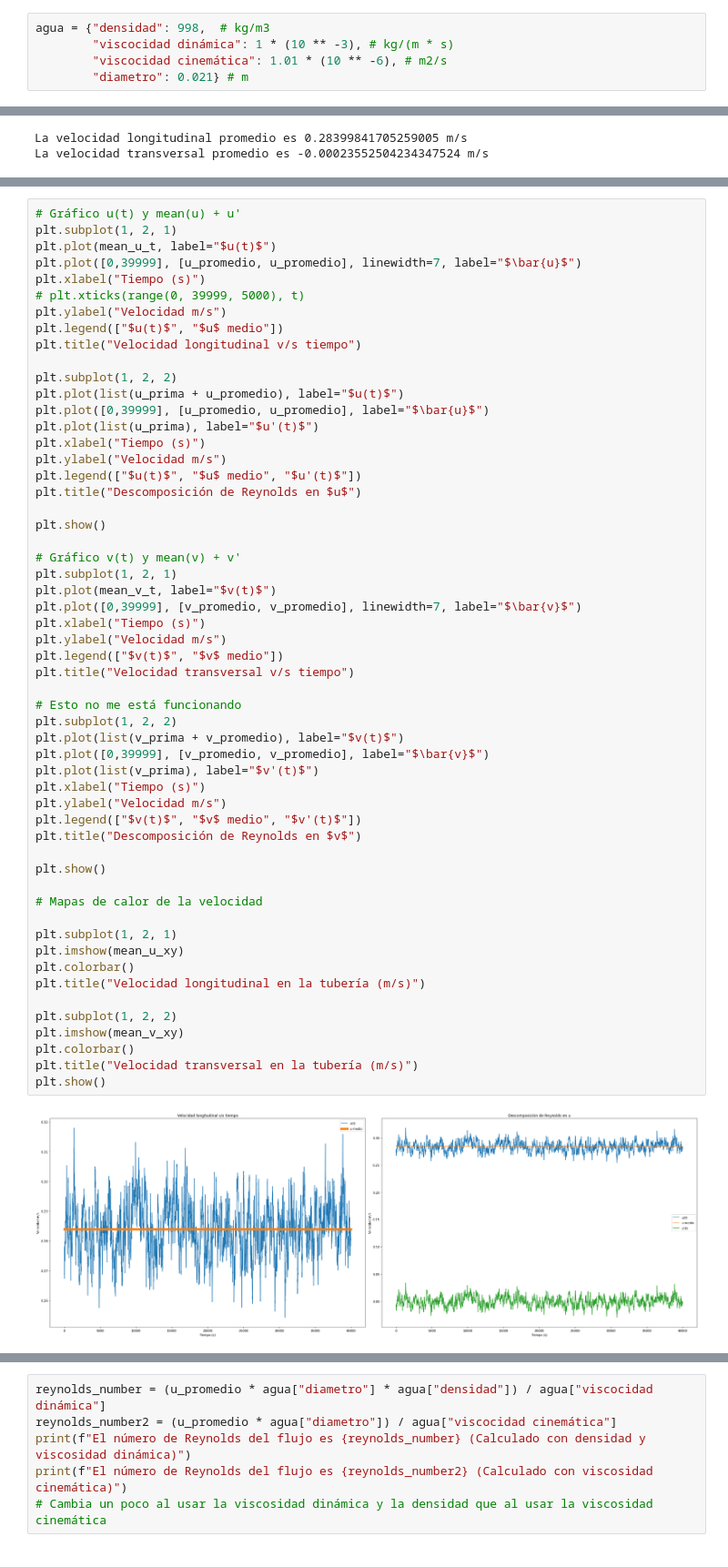
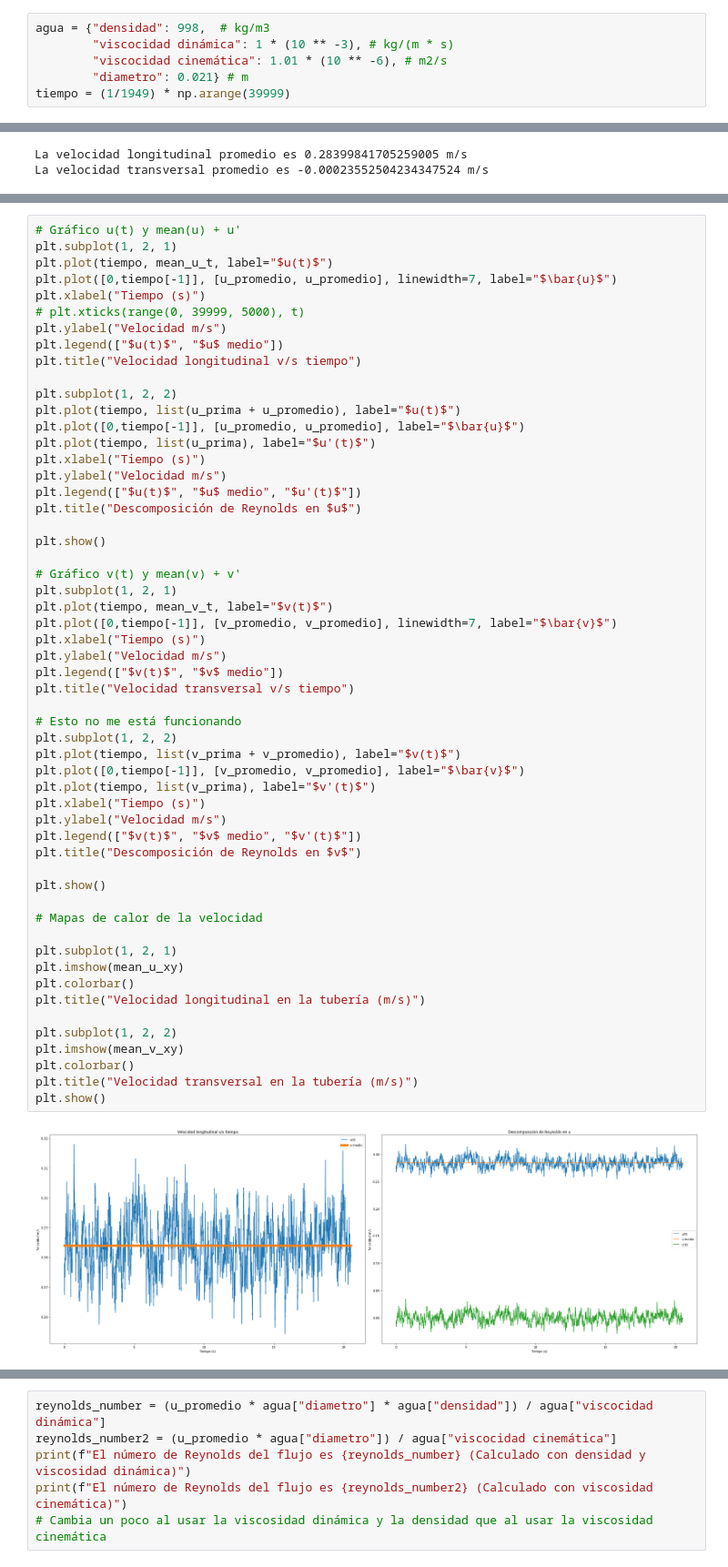
Before and after one commit to AlonsoEspinoza8/Proyecto-ICH1104, a Jupyter notebook: proyecto.ipynb, the cells around one changed output, grey strips where cells are left out. Shown at 91% size. Drawn from its saved outputs; the diff is of its cells as text.

```diff
--- a/proyecto.ipynb
+++ b/proyecto.ipynb
@@ -19,3 +19,4 @@ agua = {"densidad": 998,  # kg/m3
         "viscocidad dinámica": 1 * (10 ** -3), # kg/(m * s)
         "viscocidad cinemática": 1.01 * (10 ** -6), # m2/s
         "diametro": 0.021} # m
+tiempo = (1/1949) * np.arange(39999)
@@ -132,8 +141,8 @@ Gráficos de la velocidad. Hay que cambiar los valores del eje Y
 # %%
 # Gráfico u(t) y mean(u) + u'
 plt.subplot(1, 2, 1)
-plt.plot(mean_u_t, label="$u(t)$")
-plt.plot([0,39999], [u_promedio, u_promedio], linewidth=7, label="$\bar{u}$")
+plt.plot(tiempo, mean_u_t, label="$u(t)$")
+plt.plot([0,tiempo[-1]], [u_promedio, u_promedio], linewidth=7, label="$\bar{u}$")
 plt.xlabel("Tiempo (s)")
 # plt.xticks(range(0, 39999, 5000), t)
 plt.ylabel("Velocidad m/s")
@@ -141,9 +150,9 @@ plt.legend(["$u(t)$", "$u$ medio"])
 plt.title("Velocidad longitudinal v/s tiempo")
 
 plt.subplot(1, 2, 2)
-plt.plot(list(u_prima + u_promedio), label="$u(t)$")
-plt.plot([0,39999], [u_promedio, u_promedio], label="$\bar{u}$")
-plt.plot(list(u_prima), label="$u'(t)$")
+plt.plot(tiempo, list(u_prima + u_promedio), label="$u(t)$")
+plt.plot([0,tiempo[-1]], [u_promedio, u_promedio], label="$\bar{u}$")
+plt.plot(tiempo, list(u_prima), label="$u'(t)$")
 plt.xlabel("Tiempo (s)")
 plt.ylabel("Velocidad m/s")
 plt.legend(["$u(t)$", "$u$ medio", "$u'(t)$"])
@@ -153,36 +162,36 @@ plt.show()
 
 # Gráfico v(t) y mean(v) + v'
 plt.subplot(1, 2, 1)
-plt.plot(mean_v_t, label="$v(t)$")
-plt.plot([0,39999], [v_promedio, v_promedio], linewidth=7, label="$\bar{v}$")
+plt.plot(tiempo, mean_v_t, label="$v(t)$")
+plt.plot([0,tiempo[-1]], [v_promedio, v_promedio], linewidth=7, label="$\bar{v}$")
 plt.xlabel("Tiempo (s)")
 plt.ylabel("Velocidad m/s")
 plt.legend(["$v(t)$", "$v$ medio"])
 plt.title("Velocidad transversal v/s tiempo")
 
 # Esto no me está funcionando
 plt.subplot(1, 2, 2)
-plt.plot(list(v_prima + v_promedio), label="$v(t)$")
-plt.plot([0,39999], [v_promedio, v_promedio], label="$\bar{v}$")
-plt.plot(list(v_prima), label="$v'(t)$")
+plt.plot(tiempo, list(v_prima + v_promedio), label="$v(t)$")
+plt.plot([0,tiempo[-1]], [v_promedio, v_promedio], label="$\bar{v}$")
+plt.plot(tiempo, list(v_prima), label="$v'(t)$")
 plt.xlabel("Tiempo (s)")
 plt.ylabel("Velocidad m/s")
 plt.legend(["$v(t)$", "$v$ medio", "$v'(t)$"])
 plt.title("Descomposición de Reynolds en $v$")
 
 plt.show()
 
 # Mapas de calor de la velocidad
 
 plt.subplot(1, 2, 1)
 plt.imshow(mean_u_xy)
 plt.colorbar()
 plt.title("Velocidad longitudinal en la tubería (m/s)")
 
 plt.subplot(1, 2, 2)
 plt.imshow(mean_v_xy)
 plt.colorbar()
 plt.title("Velocidad transversal en la tubería (m/s)")
 plt.show()
 # %% [output]
-[figure, old version]
+[figure, new version]
```
Also changed, not shown: parts of 45 cells of this notebook.
